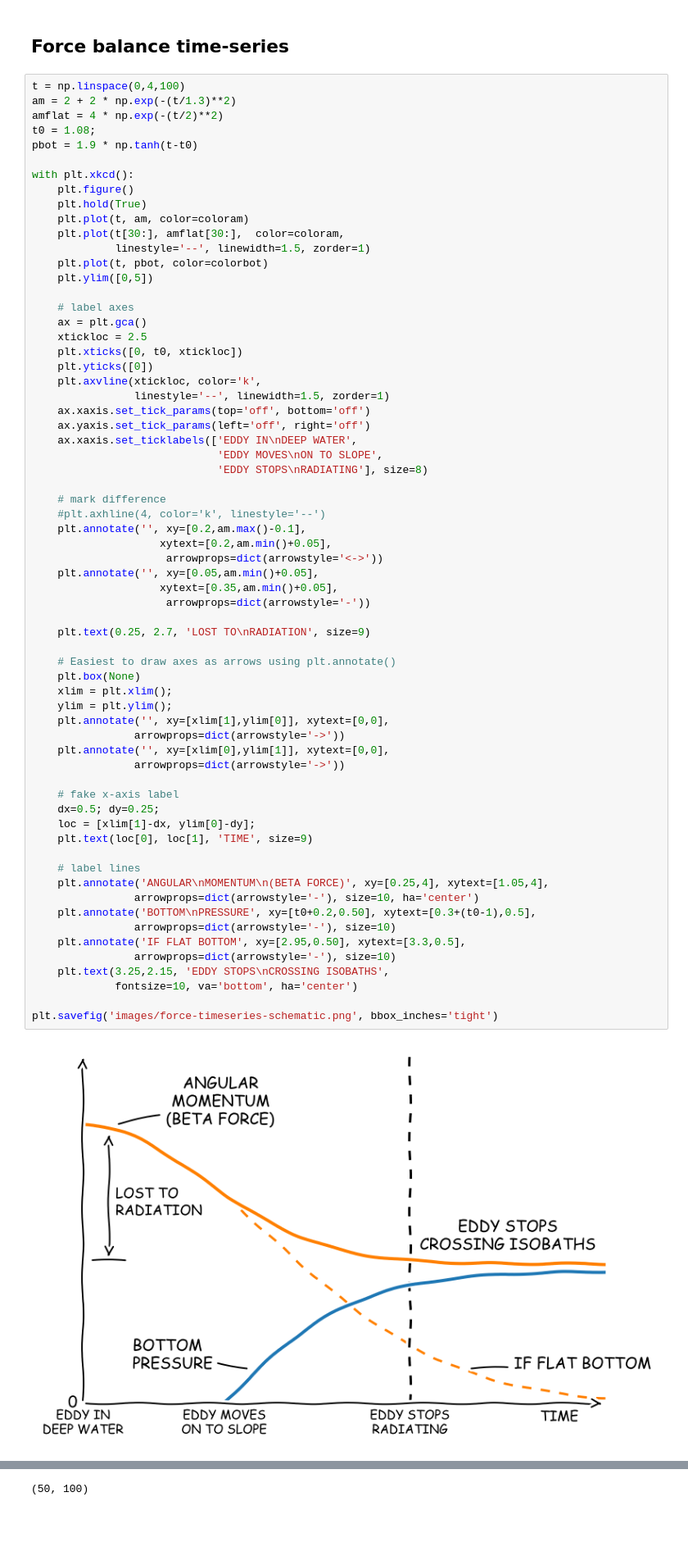
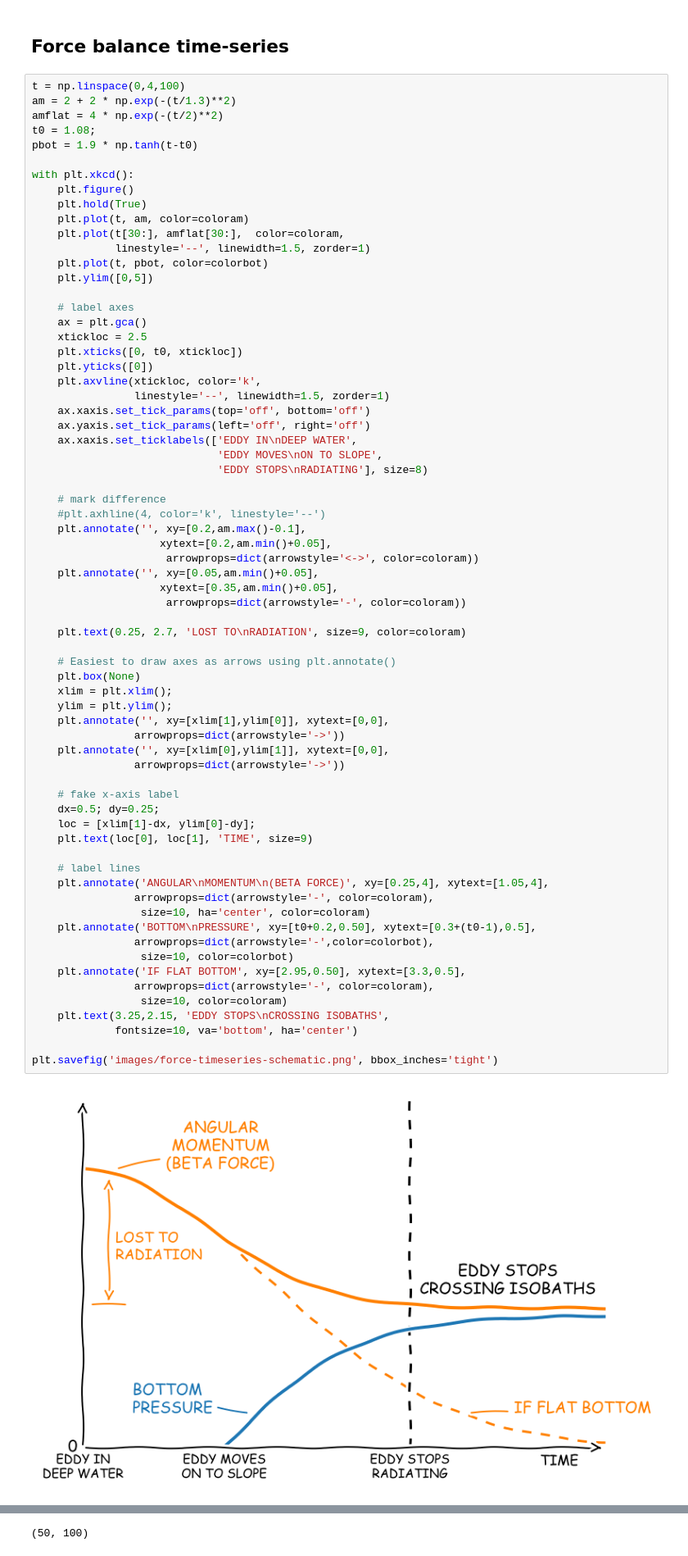
Before and after one commit to dcherian/xkcd-like-schematic, a Jupyter notebook: schematics.ipynb, the cells around one changed output, grey strips where cells are left out. Shown at 82% size. Saved outputs shown, nothing was run; the diff lists cells and outputs as text; blank space fills up the shorter version.

Commit message:
color labels like lines based on comments by Dan and Becca

```diff
--- a/schematics.ipynb
+++ b/schematics.ipynb
@@ -48,40 +48,43 @@ with plt.xkcd():
     #plt.axhline(4, color='k', linestyle='--')
     plt.annotate('', xy=[0.2,am.max()-0.1],
                     xytext=[0.2,am.min()+0.05],
-                     arrowprops=dict(arrowstyle='<->'))
+                     arrowprops=dict(arrowstyle='<->', color=coloram))
     plt.annotate('', xy=[0.05,am.min()+0.05],
                     xytext=[0.35,am.min()+0.05],
-                     arrowprops=dict(arrowstyle='-'))
+                     arrowprops=dict(arrowstyle='-', color=coloram))
 
-    plt.text(0.25, 2.7, 'LOST TO\nRADIATION', size=9)
+    plt.text(0.25, 2.7, 'LOST TO\nRADIATION', size=9, color=coloram)
 
     # Easiest to draw axes as arrows using plt.annotate()
     plt.box(None)
     xlim = plt.xlim();
     ylim = plt.ylim();
     plt.annotate('', xy=[xlim[1],ylim[0]], xytext=[0,0],
                 arrowprops=dict(arrowstyle='->'))
     plt.annotate('', xy=[xlim[0],ylim[1]], xytext=[0,0],
                 arrowprops=dict(arrowstyle='->'))
 
     # fake x-axis label
     dx=0.5; dy=0.25;
     loc = [xlim[1]-dx, ylim[0]-dy];
     plt.text(loc[0], loc[1], 'TIME', size=9)
 
     # label lines
     plt.annotate('ANGULAR\nMOMENTUM\n(BETA FORCE)', xy=[0.25,4], xytext=[1.05,4],
-                arrowprops=dict(arrowstyle='-'), size=10, ha='center')
+                arrowprops=dict(arrowstyle='-', color=coloram),
+                 size=10, ha='center', color=coloram)
     plt.annotate('BOTTOM\nPRESSURE', xy=[t0+0.2,0.50], xytext=[0.3+(t0-1),0.5],
-                arrowprops=dict(arrowstyle='-'), size=10)
+                arrowprops=dict(arrowstyle='-',color=colorbot),
+                 size=10, color=colorbot)
     plt.annotate('IF FLAT BOTTOM', xy=[2.95,0.50], xytext=[3.3,0.5],
-                arrowprops=dict(arrowstyle='-'), size=10)
+                arrowprops=dict(arrowstyle='-', color=coloram),
+                 size=10, color=coloram)
     plt.text(3.25,2.15, 'EDDY STOPS\nCROSSING ISOBATHS',
              fontsize=10, va='bottom', ha='center')
 
 plt.savefig('images/force-timeseries-schematic.png', bbox_inches='tight')
 # %% [output]
-[figure, old version]
+[figure, new version]
 # %%
 with plt.xkcd():
     plt.plot([-1,1,1,-1,-1],[-1,-1,1,1,-1], color='k')
```
